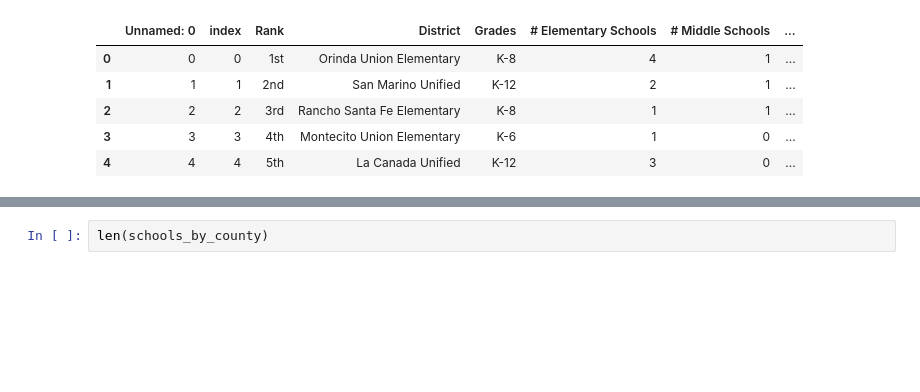
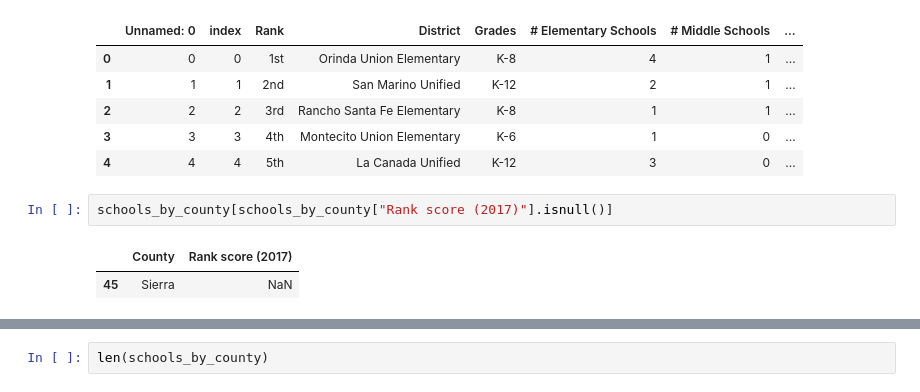
Before and after one commit to SUSA-org/HousingCrisisAPP, a Jupyter notebook: ipynbs/tracts_more_granular.ipynb, the cells around one changed output, grey strips where cells are left out. Drawn from its saved outputs; the diff is of its cells as text; blank space fills up the shorter version.

```diff
--- a/ipynbs/tracts_more_granular.ipynb
+++ b/ipynbs/tracts_more_granular.ipynb
@@ -137,4 +173,9 @@ schools.head()
 | 2 | 2 | 2 | 3rd | Rancho Santa Fe Elementary | K-8 | 1 | 1 | ... |
 | 3 | 3 | 3 | 4th | Montecito Union Elementary | K-6 | 1 | 0 | ... |
 | 4 | 4 | 4 | 5th | La Canada Unified | K-12 | 3 | 0 | ... |
+# %%
+schools_by_county[schools_by_county["Rank score (2017)"].isnull()]
+# %% [output]
+|  | County | Rank score (2017) |
+| 45 | Sierra | NaN |
 # %%
```
Also changed, not shown: parts of 13 cells of this notebook, 1 other file.
